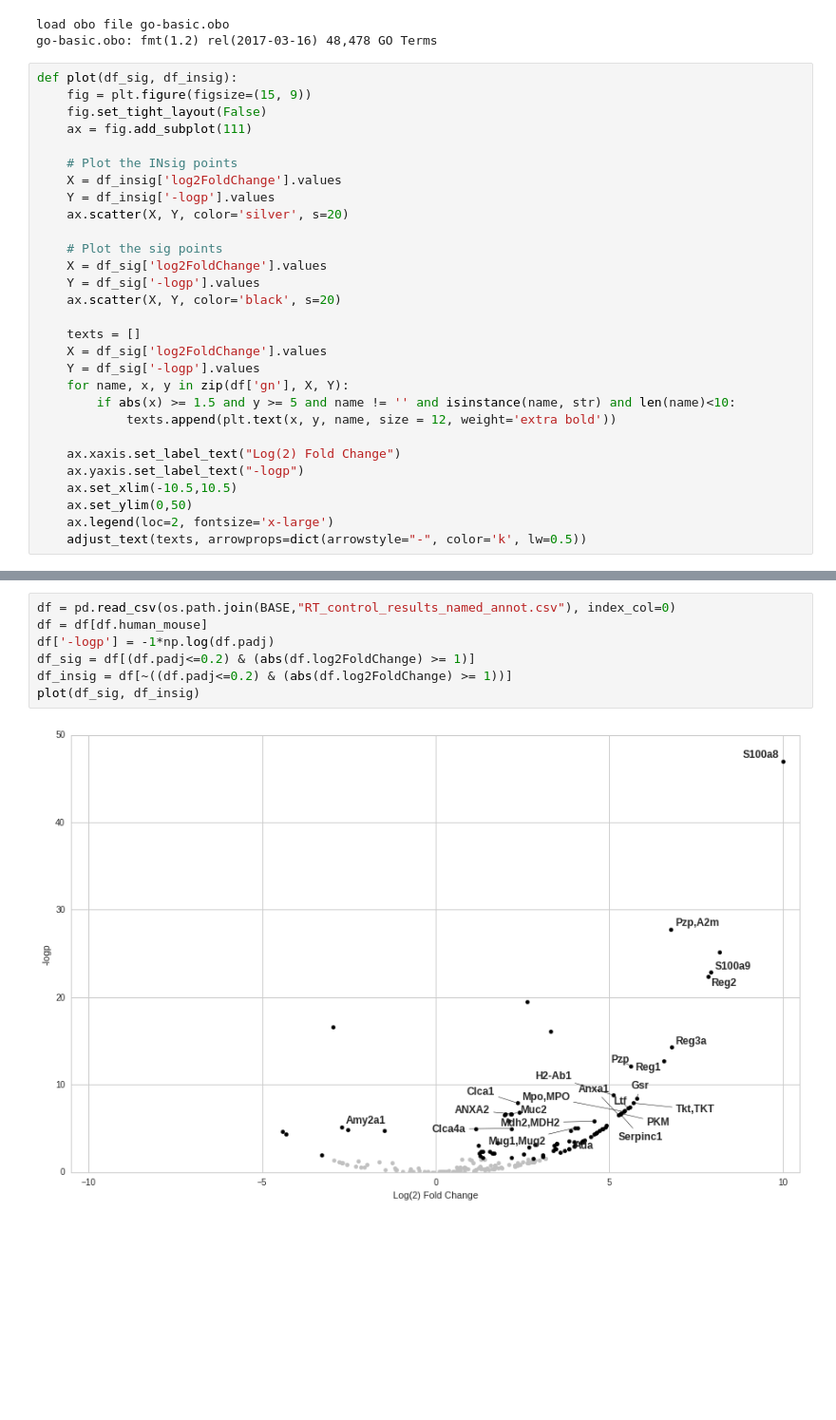
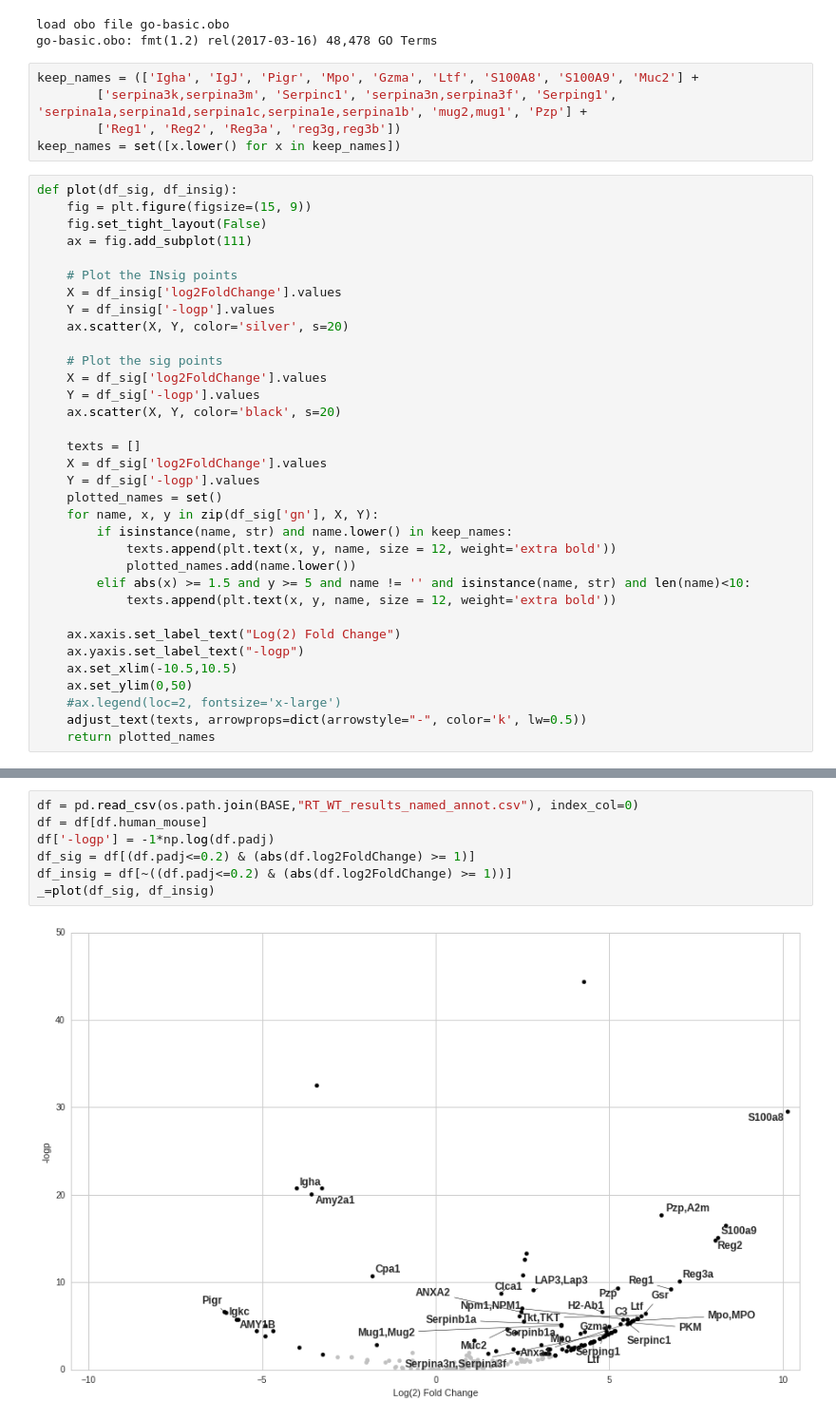
Before and after one commit to fagan2888/CM7_CM1E2d56col_unenr123_rawextract_2017, a Jupyter notebook: scripts/mouse volcano.ipynb, the cells around one changed output, grey strips where cells are left out. Shown at 95% size. Saved outputs shown, nothing was run; the diff lists cells and outputs as text; blank space fills up the shorter version.

```diff
--- a/scripts/mouse volcano.ipynb
+++ b/scripts/mouse volcano.ipynb
@@ -27,6 +27,11 @@ BASE = '../out/'
 # %% [output]
 load obo file go-basic.obo
 go-basic.obo: fmt(1.2) rel(2017-03-16) 48,478 GO Terms
+# %%
+keep_names = (['Igha', 'IgJ', 'Pigr', 'Mpo', 'Gzma', 'Ltf', 'S100A8', 'S100A9', 'Muc2'] +
+        ['serpina3k,serpina3m', 'Serpinc1', 'serpina3n,serpina3f', 'Serping1', 'serpina1a,serpina1d,serpina1c,serpina1e,serpina1b', 'mug2,mug1', 'Pzp'] +
+        ['Reg1', 'Reg2', 'Reg3a', 'reg3g,reg3b'])
+keep_names = set([x.lower() for x in keep_names])
 # %%
 def plot(df_sig, df_insig):
     fig = plt.figure(figsize=(15, 9))
@@ -46,13 +51,18 @@ def plot(df_sig, df_insig):
     texts = []
     X = df_sig['log2FoldChange'].values
     Y = df_sig['-logp'].values
-    for name, x, y in zip(df['gn'], X, Y):
-        if abs(x) >= 1.5 and y >= 5 and name != '' and isinstance(name, str) and len(name)<10:
+    plotted_names = set()
+    for name, x, y in zip(df_sig['gn'], X, Y):
+        if isinstance(name, str) and name.lower() in keep_names:
+            texts.append(plt.text(x, y, name, size = 12, weight='extra bold'))
+            plotted_names.add(name.lower())
+        elif abs(x) >= 1.5 and y >= 5 and name != '' and isinstance(name, str) and len(name)<10:
             texts.append(plt.text(x, y, name, size = 12, weight='extra bold'))
 
     ax.xaxis.set_label_text("Log(2) Fold Change")
     ax.yaxis.set_label_text("-logp")
     ax.set_xlim(-10.5,10.5)
     ax.set_ylim(0,50)
-    ax.legend(loc=2, fontsize='x-large')
+    #ax.legend(loc=2, fontsize='x-large')
     adjust_text(texts, arrowprops=dict(arrowstyle="-", color='k', lw=0.5))
+    return plotted_names
@@ -59,10 +98,10 @@ def plot(df_sig, df_insig):
 # %%
-df = pd.read_csv(os.path.join(BASE,"RT_control_results_named_annot.csv"), index_col=0)
+df = pd.read_csv(os.path.join(BASE,"RT_WT_results_named_annot.csv"), index_col=0)
 df = df[df.human_mouse]
 df['-logp'] = -1*np.log(df.padj)
 df_sig = df[(df.padj<=0.2) & (abs(df.log2FoldChange) >= 1)]
 df_insig = df[~((df.padj<=0.2) & (abs(df.log2FoldChange) >= 1))]
-plot(df_sig, df_insig)
+_=plot(df_sig, df_insig)
 # %% [output]
-[figure, old version]
+[figure, new version]
 # %%
```
Also changed, not shown: parts of 8 cells of this notebook, 1 other file.
